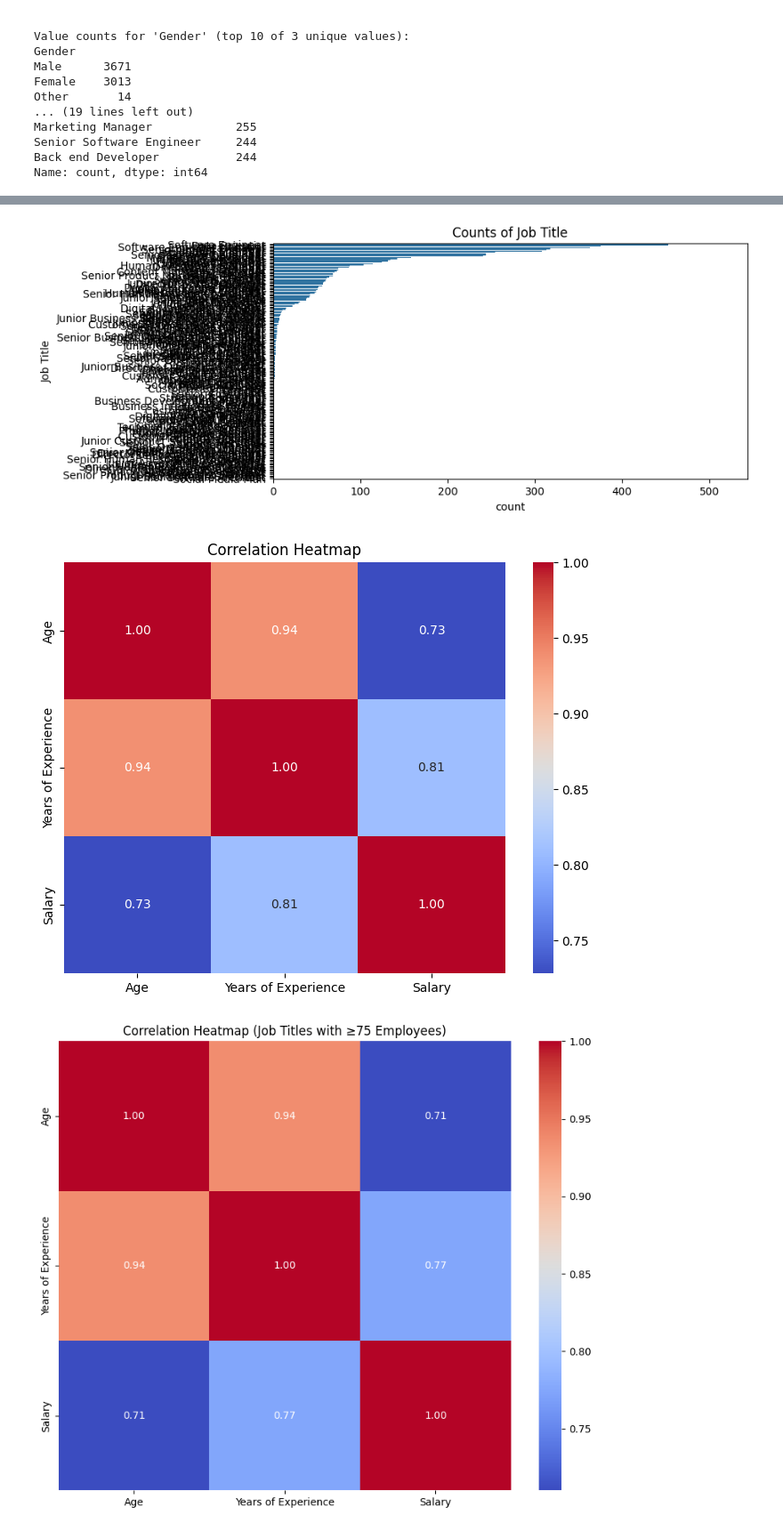
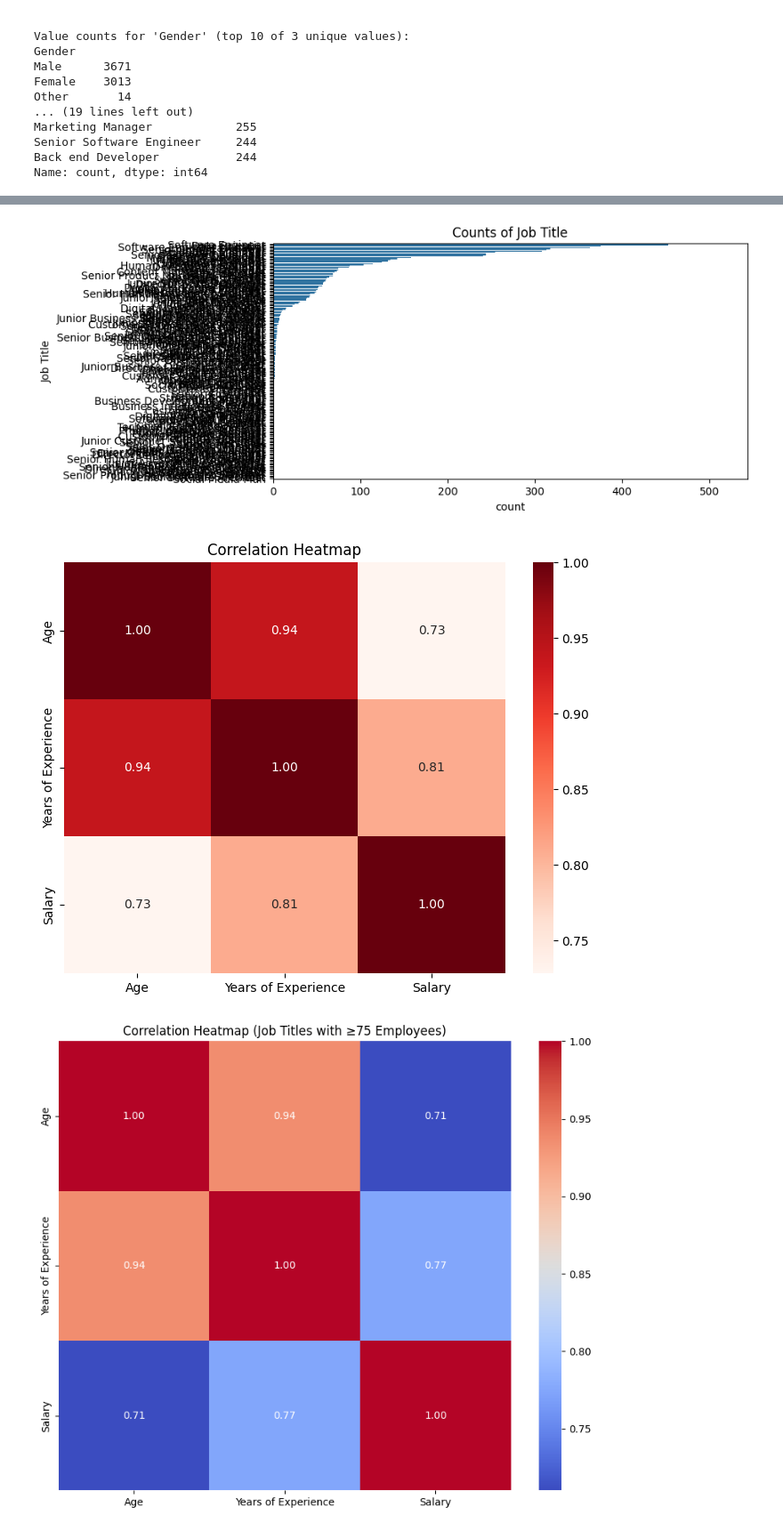
Before and after one commit to s256657/salary-experience-wilcox, a Jupyter notebook: analysis/eda.ipynb, the cells around one changed output, grey strips where cells are left out. Shown at 89% size. Cells and saved outputs as stored; diff of their text form; code cells hidden in the pictures.

```diff
--- a/analysis/eda.ipynb
+++ b/analysis/eda.ipynb
@@ -109,35 +109,35 @@ df[numeric_cols].hist(bins=20, figsize=(12,6))
 plt.suptitle("Distribution of Numeric Columns", fontsize=14)
 plt.show()
 
 # Boxplots for numeric columns (detect outliers)
 for col in numeric_cols:
     plt.figure(figsize=(6,4))
     sns.boxplot(y=df[col])
     plt.title(f"Boxplot of {col}")
     plt.ylabel(col)
     plt.show()
 
 # Countplots for categorical columns
 for col in cat_cols:
     plt.figure(figsize=(8,4))
     sns.countplot(y=col, data=df, order=df[col].value_counts().index)
     plt.title(f"Counts of {col}")
     plt.show()
 
 # Correlation heatmap (numeric columns only)
 plt.figure(figsize=(8,6))
-sns.heatmap(df[numeric_cols].corr(), annot=True, cmap='coolwarm', fmt=".2f")
+sns.heatmap(df[numeric_cols].corr(), annot=True, cmap='Reds', fmt=".2f")
 plt.title("Correlation Heatmap")
 plt.show()
 # %% [output]
 [figure]
 [figure]
 [figure]
 [figure]
 [figure]
 [figure]
 [figure]
-[figure, old version]
+[figure, new version]
 # %%
 import pandas as pd
 import matplotlib.pyplot as plt
```
